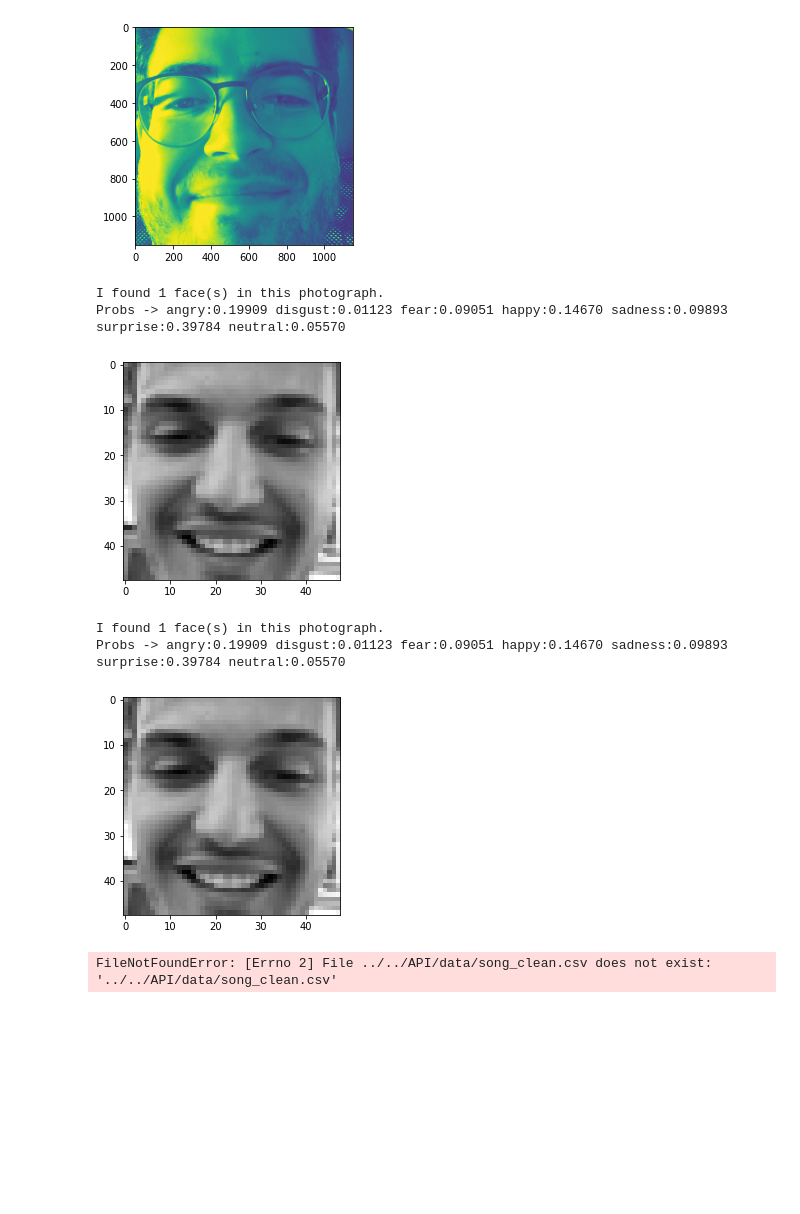
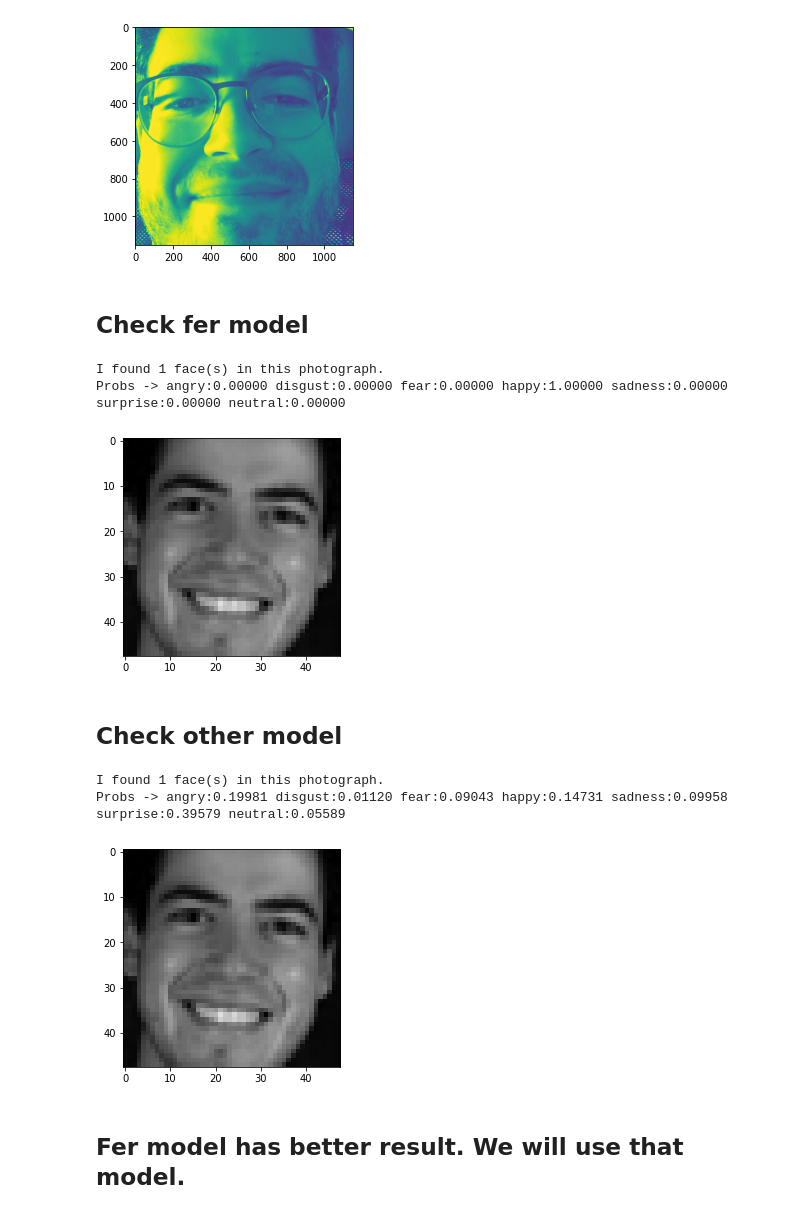
Before and after one commit to Jorge-Doncel/Song-for-your-mood, a Jupyter notebook: workDirectory/notebooks/FaceRecognition.ipynb, the cells around one changed output. Drawn from its saved outputs; the diff is of its cells as text; code cells hidden in the pictures; blank space fills up the shorter version.

```diff
--- a/workDirectory/notebooks/FaceRecognition.ipynb
+++ b/workDirectory/notebooks/FaceRecognition.ipynb
@@ -41,37 +43,39 @@ face = openImageAndDetectFaces("../../data/yo.jpg")
 # %% [output]
 I found 1 face(s) in this photograph.
 [figure]
+# %% [markdown]
+## Check fer model
 # %%
 with open('fer.json','r') as f:
     model_json = json.load(f)
 model = model_from_json(model_json)
 model.load_weights('fer_model.h5')
 # %%
-PIC = openImageAndDetectFaces("../../data/jaimefu.jpg")
+PIC = openImageAndDetectFaces("../../data/cv.jpg")
 plt.imshow(Image.fromarray(PIC.squeeze()*255)) # transformed pic
 PIC = np.expand_dims(PIC,axis=0).reshape(np.expand_dims(PIC,axis=0).shape[0], 48, 48, 1)
 pred2 = model.predict(PIC)[0]
 print("Probs -> angry:{0:.5f} disgust:{1:.5f} fear:{2:.5f} happy:{3:.5f} sadness:{4:.5f} surprise:{5:.5f} neutral:{6:.5f}".format(pred2[0],pred2[1],pred2[2],pred2[3],pred2[4],pred2[5], pred2[6]))
 # %% [output]
 I found 1 face(s) in this photograph.
-Probs -> angry:0.19909 disgust:0.01123 fear:0.09051 happy:0.14670 sadness:0.09893 surprise:0.39784 neutral:0.05570
+Probs -> angry:0.00000 disgust:0.00000 fear:0.00000 happy:1.00000 sadness:0.00000 surprise:0.00000 neutral:0.00000
-[figure, old version]
+[figure, new version]
+# %% [markdown]
+## Check other model
 # %%
 with open('model.json','r') as f:
     model_json = json.load(f)
 model = model_from_json(model_json)
 model.load_weights('my_model.h5')
 # %%
-PIC = openImageAndDetectFaces("../../data/jaimefu.jpg")
+PIC = openImageAndDetectFaces("../../data/cv.jpg")
 plt.imshow(Image.fromarray(PIC.squeeze()*255)) # transformed pic
 PIC = np.expand_dims(PIC,axis=0).reshape(np.expand_dims(PIC,axis=0).shape[0], 48, 48, 1)
 pred2 = model.predict(PIC)[0]
 print("Probs -> angry:{0:.5f} disgust:{1:.5f} fear:{2:.5f} happy:{3:.5f} sadness:{4:.5f} surprise:{5:.5f} neutral:{6:.5f}".format(pred2[0],pred2[1],pred2[2],pred2[3],pred2[4],pred2[5], pred2[6]))
 # %% [output]
 I found 1 face(s) in this photograph.
-Probs -> angry:0.19909 disgust:0.01123 fear:0.09051 happy:0.14670 sadness:0.09893 surprise:0.39784 neutral:0.05570
+Probs -> angry:0.19981 disgust:0.01120 fear:0.09043 happy:0.14731 sadness:0.09958 surprise:0.39579 neutral:0.05589
-[figure, old version]
+[figure, new version]
-# %%
-df=pd.read_csv("../../API/data/song_clean.csv")
-# %% [output]
-FileNotFoundError: [Errno 2] File ../../API/data/song_clean.csv does not exist: '../../API/data/song_clean.csv'
+# %% [markdown]
+## Fer model has better result. We will use that model.
```
Also changed, not shown: parts of 1 cell of this notebook, 6 other files.
